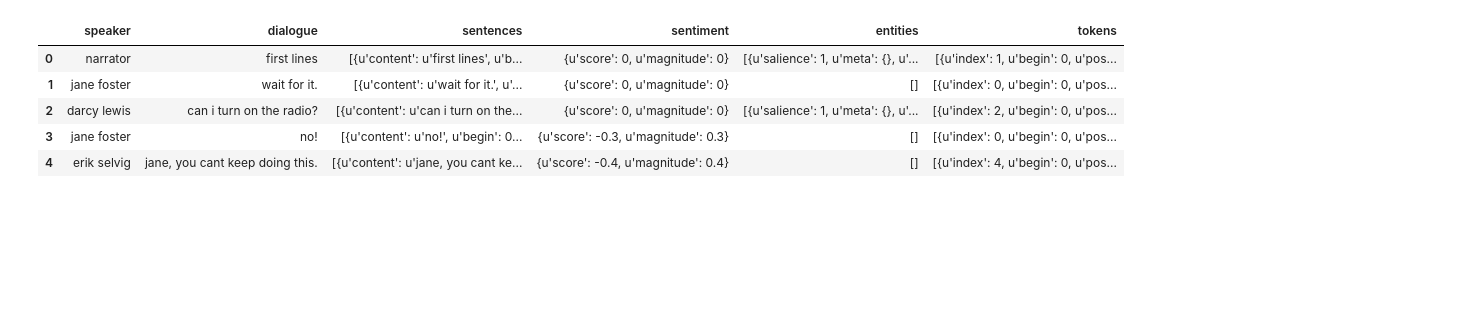
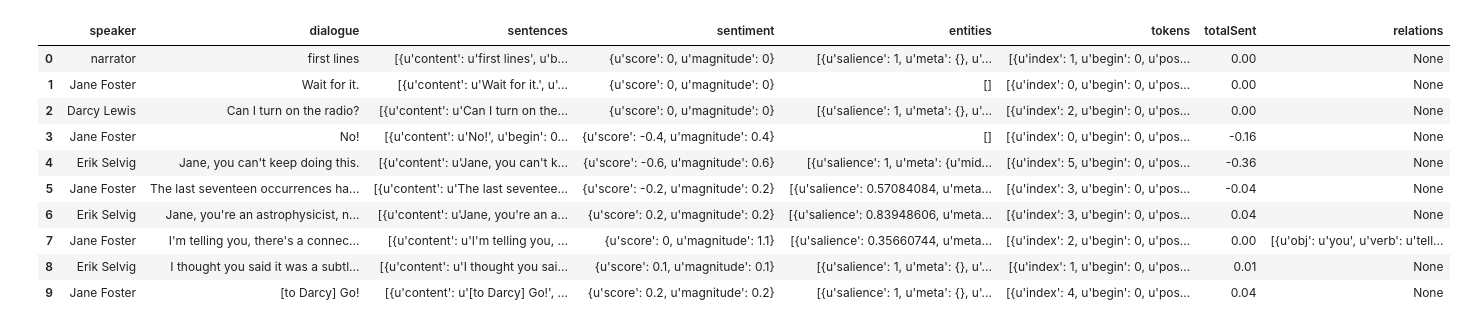
Before and after one commit to winlingit/w266_project, a Jupyter notebook: googleOutput.ipynb, the cells around one changed output. Saved outputs shown, nothing was run; the diff lists cells and outputs as text; code cells hidden in the pictures; blank space fills up the shorter version.

```diff
--- a/googleOutput.ipynb
+++ b/googleOutput.ipynb
@@ -7,7 +8,7 @@ from google.cloud import language
 # %%
 language_client = language.Client()
 # %%
-def googleAnnotate(fileName, nrows=None):
+def googleAnnotate(fileName, nrows=None, saveFile=False):
     '''
     Takes a csv file in the form of [speaker, dialogue]
     Pass each dialogue into google language API
@@ -34,6 +35,37 @@ def googleAnnotate(fileName, nrows=None):
                                       'salience':x.salience, 'mentions':x.mentions} for x in annText.entities])
         df.set_value(i, 'tokens', [{'content':x.text_content, 'begin':x.text_begin, 'pos':x.part_of_speech,
                                     'index':x.edge_index, 'label':x.edge_label, 'lemma':x.lemma} for x in annText.tokens])
+    if saveFile:
+        df.to_csv(fileName[:-4] + '_gapi.csv')
+        #print(fileName[:-4])
     return df
+
+def simpleRE(tokens):
+    relation = []
+    nsubj = -1
+    verb = -1
+    for i, token in enumerate(tokens):
+        if token['label'] == 'NSUBJ':
+            nsubj = i
+            verb = token['index']
+        if 'OBJ' in token['label'] and token['index'] == verb:
+            relation.append({'verb':tokens[verb]['content'], 'noun':tokens[nsubj]['content'], 'obj':tokens[i]['content']})
+
+    if relation:
+        return relation
+    else:
+        return None
+
+def REPrecision(df, num=50):
+    goodRE = 0.0
+    for i in range(num):
+        t = df[df.relations.notnull()].sample(1)
+        print 'DIALOGUE:', t.dialogue
+        print 'RELATION:', random.choice(t.relations.values[0])
+        x = raw_input('Is this a good relation?')
+        if not x or x[0] == 'y':
+            goodRE += 1
+    print 'precision: ', goodRE/num
 # %%
-df = googleAnnotate('prep_scripts/thor_tw.csv', 5)
+df = googleAnnotate('prep_scripts/thor_tw.csv',saveFile=True)
+df.head()
@@ -40,9 +113,19 @@ df = googleAnnotate('prep_scripts/thor_tw.csv', 5)
+# %%
+#basic relationship extraction
+df['relations'] = None
+for i in range(len(df)):
+    df.set_value(i, 'relations', simpleRE(df.loc[i, 'tokens']))
 # %%
-df.head()
+df.head(10)
 # %% [output]
-|  | speaker | dialogue | sentences | sentiment | entities | tokens |
-| 0 | narrator | first lines | [{u'content': u'first lines', u'b... | {u'score': 0, u'magnitude': 0} | [{u'salience': 1, u'meta': {}, u'... | [{u'index': 1, u'begin': 0, u'pos... |
-| 1 | jane foster | wait for it. | [{u'content': u'wait for it.', u'... | {u'score': 0, u'magnitude': 0} | [] | [{u'index': 0, u'begin': 0, u'pos... |
-| 2 | darcy lewis | can i turn on the radio? | [{u'content': u'can i turn on the... | {u'score': 0, u'magnitude': 0} | [{u'salience': 1, u'meta': {}, u'... | [{u'index': 2, u'begin': 0, u'pos... |
-| 3 | jane foster | no! | [{u'content': u'no!', u'begin': 0... | {u'score': -0.3, u'magnitude': 0.3} | [] | [{u'index': 0, u'begin': 0, u'pos... |
-| 4 | erik selvig | jane, you cant keep doing this. | [{u'content': u'jane, you cant ke... | {u'score': -0.4, u'magnitude': 0.4} | [] | [{u'index': 4, u'begin': 0, u'pos... |
+|  | speaker | dialogue | sentences | sentiment | entities | tokens | totalSent | relations |
+| 0 | narrator | first lines | [{u'content': u'first lines', u'b... | {u'score': 0, u'magnitude': 0} | [{u'salience': 1, u'meta': {}, u'... | [{u'index': 1, u'begin': 0, u'pos... | 0.00 | None |
+| 1 | Jane Foster | Wait for it. | [{u'content': u'Wait for it.', u'... | {u'score': 0, u'magnitude': 0} | [] | [{u'index': 0, u'begin': 0, u'pos... | 0.00 | None |
+| 2 | Darcy Lewis | Can I turn on the radio? | [{u'content': u'Can I turn on the... | {u'score': 0, u'magnitude': 0} | [{u'salience': 1, u'meta': {}, u'... | [{u'index': 2, u'begin': 0, u'pos... | 0.00 | None |
+| 3 | Jane Foster | No! | [{u'content': u'No!', u'begin': 0... | {u'score': -0.4, u'magnitude': 0.4} | [] | [{u'index': 0, u'begin': 0, u'pos... | -0.16 | None |
+| 4 | Erik Selvig | Jane, you can't keep doing this. | [{u'content': u'Jane, you can't k... | {u'score': -0.6, u'magnitude': 0.6} | [{u'salience': 1, u'meta': {u'mid... | [{u'index': 5, u'begin': 0, u'pos... | -0.36 | None |
+| 5 | Jane Foster | The last seventeen occurrences ha... | [{u'content': u'The last seventee... | {u'score': -0.2, u'magnitude': 0.2} | [{u'salience': 0.57084084, u'meta... | [{u'index': 3, u'begin': 0, u'pos... | -0.04 | None |
+| 6 | Erik Selvig | Jane, you're an astrophysicist, n... | [{u'content': u'Jane, you're an a... | {u'score': 0.2, u'magnitude': 0.2} | [{u'salience': 0.83948606, u'meta... | [{u'index': 3, u'begin': 0, u'pos... | 0.04 | None |
+| 7 | Jane Foster | I'm telling you, there's a connec... | [{u'content': u'I'm telling you, ... | {u'score': 0, u'magnitude': 1.1} | [{u'salience': 0.35660744, u'meta... | [{u'index': 2, u'begin': 0, u'pos... | 0.00 | [{u'obj': u'you', u'verb': u'tell... |
+| 8 | Erik Selvig | I thought you said it was a subtl... | [{u'content': u'I thought you sai... | {u'score': 0.1, u'magnitude': 0.1} | [{u'salience': 1, u'meta': {}, u'... | [{u'index': 1, u'begin': 0, u'pos... | 0.01 | None |
+| 9 | Jane Foster | [to Darcy] Go! | [{u'content': u'[to Darcy] Go!', ... | {u'score': 0.2, u'magnitude': 0.2} | [{u'salience': 1, u'meta': {}, u'... | [{u'index': 4, u'begin': 0, u'pos... | 0.04 | None |
```
Also changed, not shown: parts of 6 cells of this notebook.
